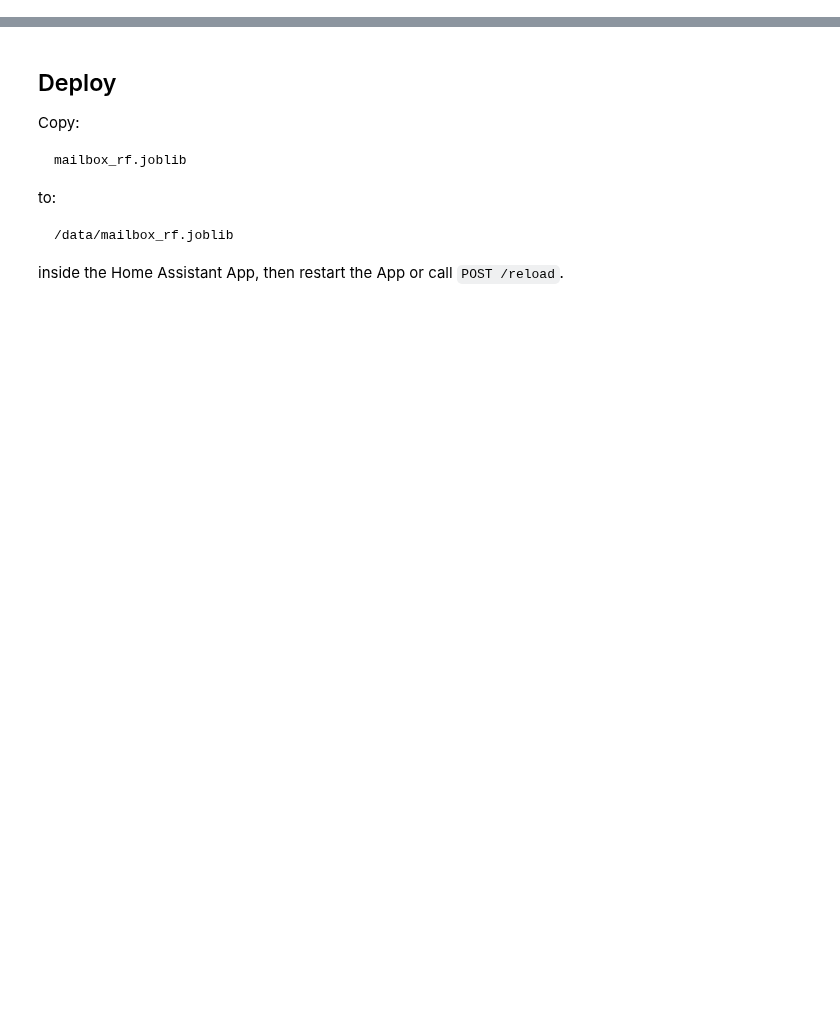
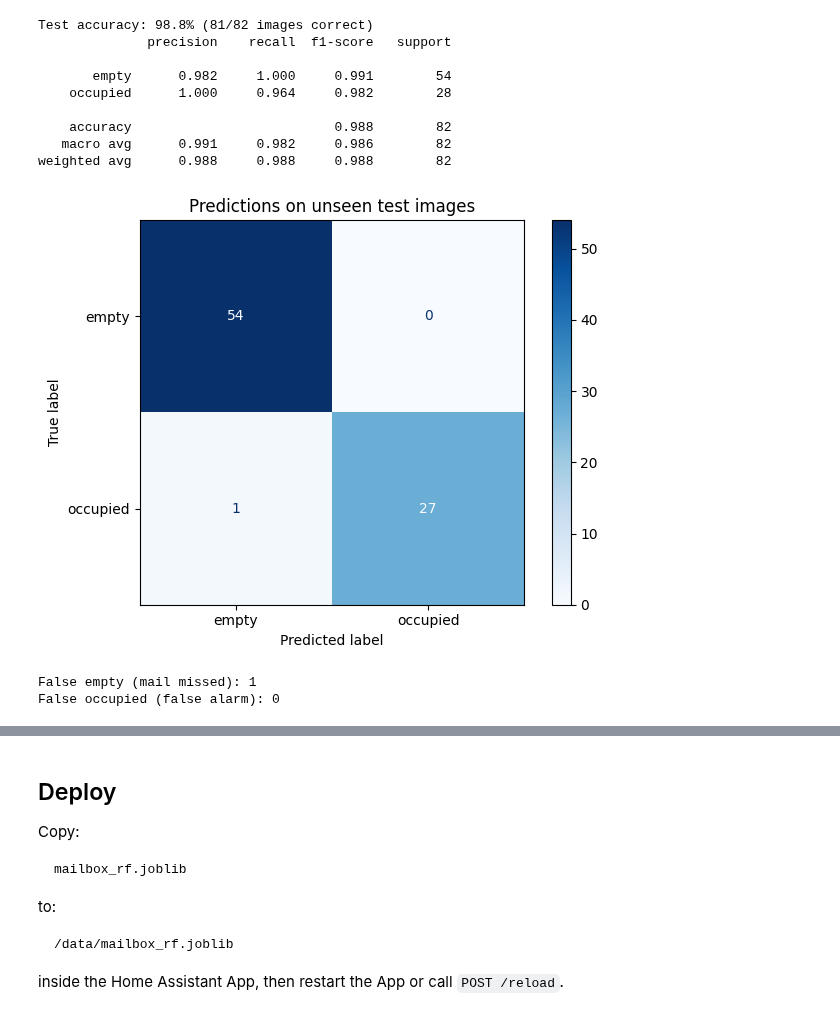
Before and after one commit to pbreuss/smart-home-rewired, a Jupyter notebook: Project 2 - Ultimate Mailbox/AI Package Detection/Random Forest Image Classifier/training/random_forest_training.ipynb, the cells around one changed output, grey strips where cells are left out. Saved outputs shown, nothing was run; the diff lists cells and outputs as text; code cells hidden in the pictures; blank space fills up the shorter version.

```diff
--- a/Project 2 - Ultimate Mailbox/AI Package Detection/Random Forest Image Classifier/training/random_forest_training.ipynb
+++ b/Project 2 - Ultimate Mailbox/AI Package Detection/Random Forest Image Classifier/training/random_forest_training.ipynb
@@ -30,10 +31,12 @@ from sklearn.model_selection import StratifiedKFold, cross_val_predict
 # %%
+# Change this path to the folder containing empty/ and occupied/.
 DATASET_DIR = Path("/Volumes/frigate/mailbox_dataset")
 MODEL_OUT = Path("mailbox_rf.joblib")
 METADATA_OUT = Path("mailbox_rf_metadata.json")
 
-RANDOM_STATE = 42
-N_ESTIMATORS = 400
+TEST_SIZE = 0.20  # Keep 20% of images for testing.
+RANDOM_STATE = 42  # Use the same split when running the notebook again.
+N_ESTIMATORS = 400  # Number of decision trees in our Random Forest.
 
 HOG_SIZE = (160, 120)  # width, height
 HOG_ORIENTATIONS = 9
@@ -187,0 +143,15 @@ False occupied: 0
+# %%
+train_idx, test_idx = train_test_split(
+    np.arange(len(df)),
+    test_size=TEST_SIZE,
+    random_state=RANDOM_STATE,
+    stratify=y,
+)
+X_train, X_test = X[train_idx], X[test_idx]
+y_train, y_test = y[train_idx], y[test_idx]
+print(f"Training images: {len(y_train)}")
+print(f"Test images: {len(y_test)}")
+print(pd.DataFrame({
+    "Training": pd.Series(y_train).value_counts(),
+    "Test": pd.Series(y_test).value_counts(),
+}).fillna(0).astype(int))
@@ -187,0 +168,11 @@ False occupied: 0
+# %%
+model = RandomForestClassifier(
+    n_estimators=N_ESTIMATORS,
+    random_state=RANDOM_STATE,
+    class_weight="balanced",
+    n_jobs=-1,
+    min_samples_leaf=1,
+    max_features="sqrt",
+)
+model.fit(X_train, y_train)
+print("Training finished!")
@@ -187,0 +185,26 @@ False occupied: 0
+# %%
+y_pred = model.predict(X_test)
+accuracy = accuracy_score(y_test, y_pred)
+correct = int((y_test == y_pred).sum())
+print(f"Test accuracy: {accuracy:.1%} ({correct}/{len(y_test)} images correct)")
+print(classification_report(y_test, y_pred, labels=["empty", "occupied"], digits=3, zero_division=0))
+cm = confusion_matrix(y_test, y_pred, labels=["empty", "occupied"])
+ConfusionMatrixDisplay(cm, display_labels=["empty", "occupied"]).plot(cmap="Blues")
+plt.title("Predictions on unseen test images")
+plt.tight_layout()
+plt.show()
+print("False empty (mail missed):", int(((y_test == "occupied") & (y_pred == "empty")).sum()))
+print("False occupied (false alarm):", int(((y_test == "empty") & (y_pred == "occupied")).sum()))
+# %% [output]
+Test accuracy: 98.8% (81/82 images correct)
+              precision    recall  f1-score   support
+
+       empty      0.982     1.000     0.991        54
+    occupied      1.000     0.964     0.982        28
+
+    accuracy                          0.988        82
+   macro avg      0.991     0.982     0.986        82
+weighted avg      0.988     0.988     0.988        82
+[figure, added]
+False empty (mail missed): 1
+False occupied (false alarm): 0
```
Also changed, not shown: parts of 24 cells of this notebook, 2 other files.
